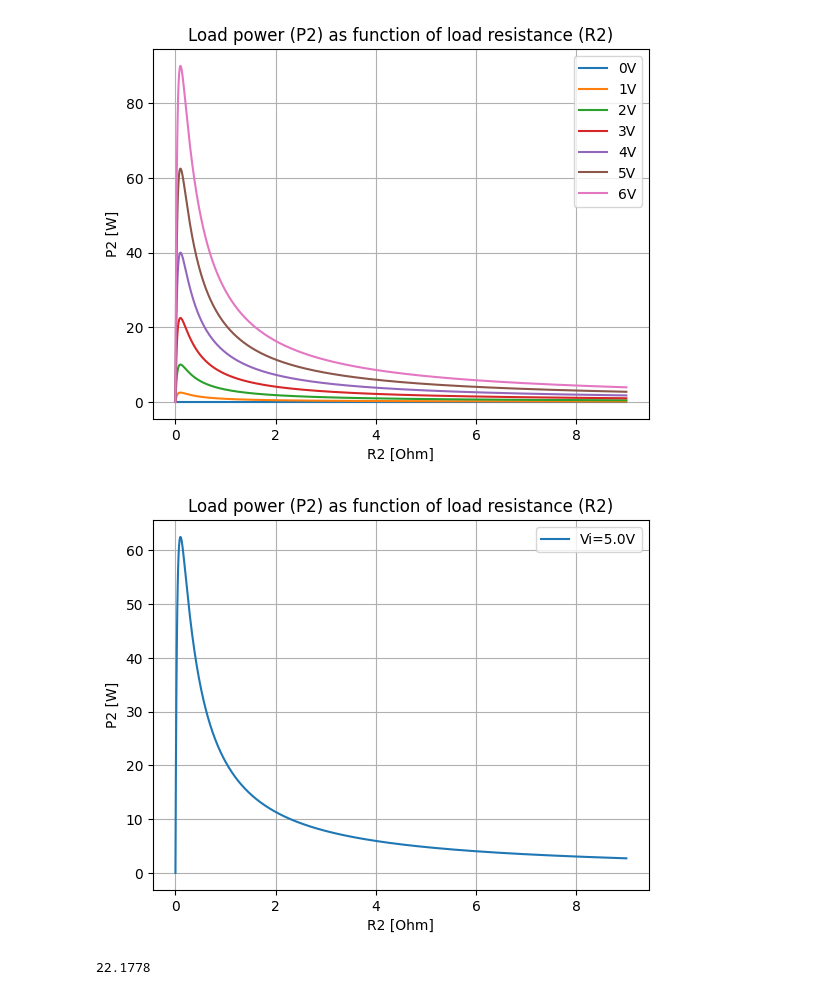
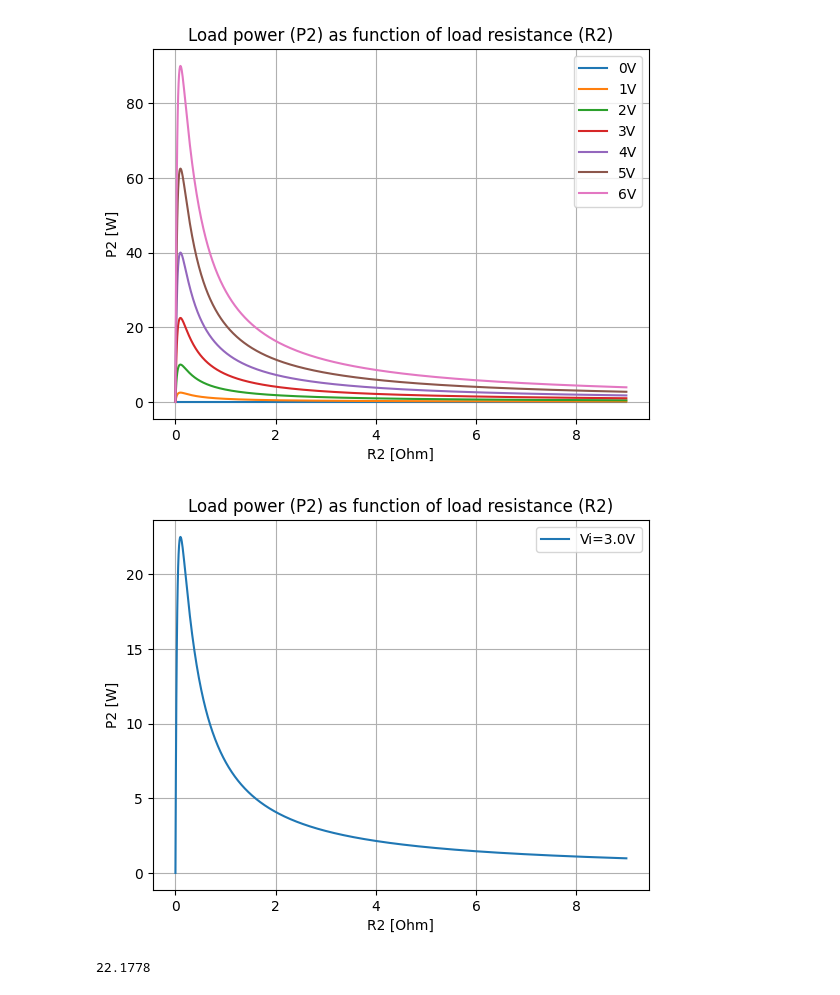
Before and after one commit to cmoldvai/Dubrovnik, a Jupyter notebook: dubGui/dpm_power_calc.ipynb, the cells around one changed output. Cells and saved outputs as stored; diff of their text form; code cells hidden in the pictures.

```diff
--- a/dubGui/dpm_power_calc.ipynb
+++ b/dubGui/dpm_power_calc.ipynb
@@ -73,25 +73,25 @@ plt.show()
 # %%
 
 R1 = 0.1
-Vi = 5.0
+Vi = 3.0
 R2min = 0
 R2max = 9
 r2 = np.linspace(R2min,R2max,1001)
 
 i = Vi/(R1+r2)
 p2 = r2 * i**2
 plt.plot(r2,p2)
 # plt.plot(r2,i)
 plt.title('Load power (P2) as function of load resistance (R2)')
 plt.xlabel('R2 [Ohm]')
 plt.ylabel('P2 [W]')
 # plt.ylim(0,5)
 lgd_str = f'Vi={Vi:.1f}V'
 plt.legend([lgd_str])
 plt.grid(True)
 plt.show()
 # %% [output]
-[figure, old version]
+[figure, new version]
 # %%
 np.sqrt(22.2/2)
 # %% [output]
```
Also changed, not shown: 8 other files.
